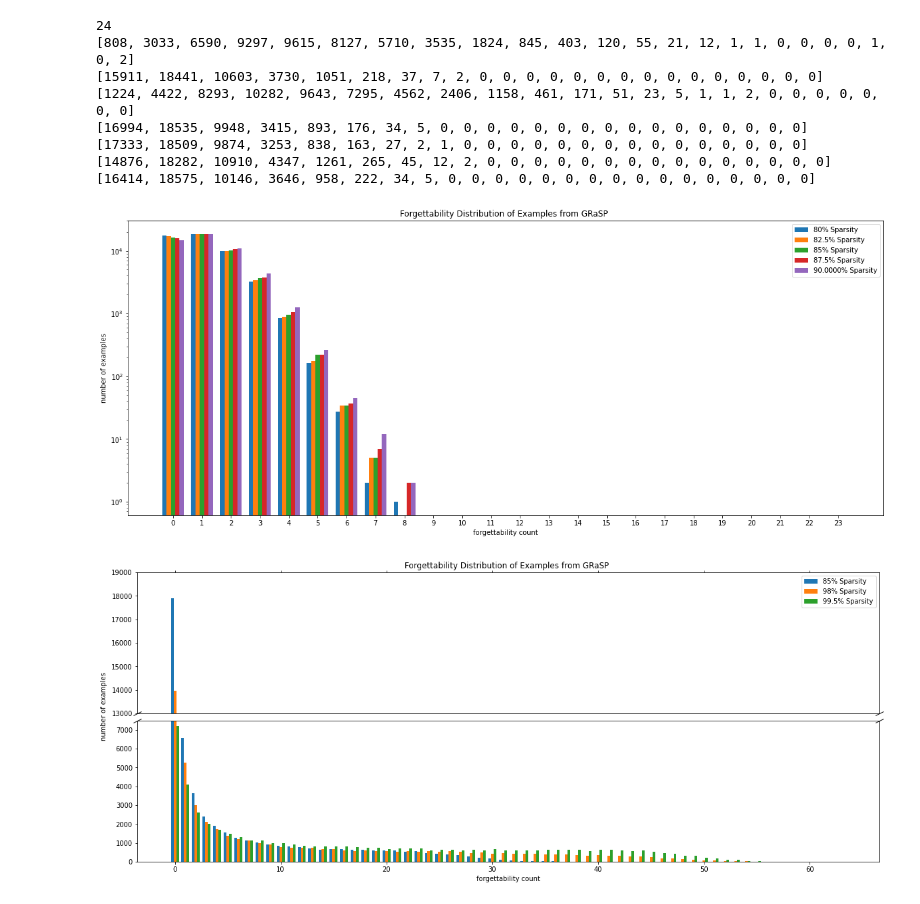
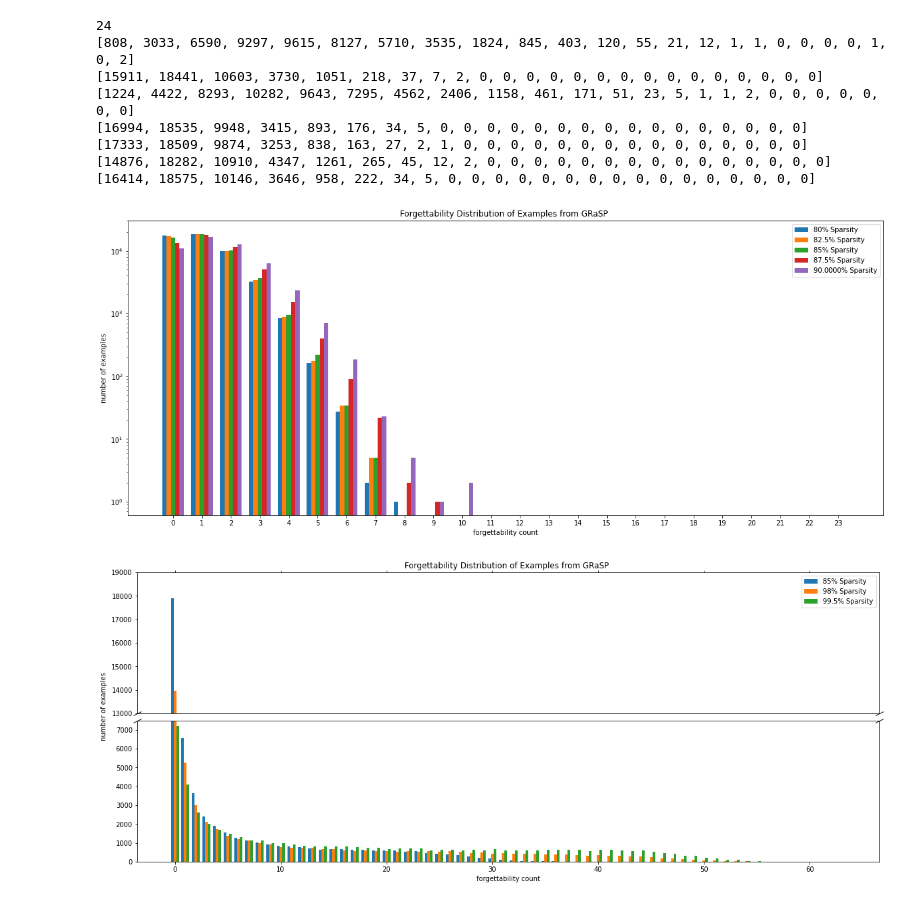
Before and after one commit to harshchobisa/capstone, a Jupyter notebook: sgm_analysis.ipynb, the cells around one changed output. Cells and saved outputs as stored; diff of their text form; code cells hidden in the pictures.

```diff
--- a/sgm_analysis.ipynb
+++ b/sgm_analysis.ipynb
@@ -131,0 +132,3 @@ forgetting_counts_seven, unique_seven, counts_seven = get_forgetting_counts(0.15
+# %%
+forgetting_counts_eight, unique_eight, counts_eight = get_forgetting_counts(0.075)
+forgetting_counts_nine, unique_nine, counts_nine = get_forgetting_counts(0.051)
@@ -186,8 +194,10 @@ def extend_to_len(ind, count, n):
 # unique_three, counts_three = extend_to_len(unique_three, counts_three, max(unique_one))
 # unique_four, counts_four = extend_to_len(unique_four, counts_four, max(unique_one))
 # unique_five, counts_five = extend_to_len(unique_five, counts_five, max(unique_one))
-unique_six, counts_six = extend_to_len(unique_six, counts_six, max(unique_one))
+# unique_six, counts_six = extend_to_len(unique_six, counts_six, max(unique_one))
 # unique_seven, counts_seven = extend_to_len(unique_seven, counts_seven, max(unique_one))
+unique_eight, counts_eight = extend_to_len(unique_eight, counts_eight, max(unique_one))
+unique_nine, counts_nine = extend_to_len(unique_nine, counts_nine, max(unique_one))
 # %%
 print(len(unique_one))
 print(counts_one)
@@ -219,36 +229,36 @@ width = 0.15
 plt.yscale("log")
 plt.bar(x_axis - width - width, counts_five, width=width, label = '80% Sparsity')
 plt.bar(x_axis - width, counts_four, width=width, label = '82.5% Sparsity')
 plt.bar(x_axis, counts_seven, width=width, label = '85% Sparsity')
-plt.bar(x_axis + width, counts_two, width=width, label = '87.5% Sparsity')
+plt.bar(x_axis + width, counts_eight, width=width, label = '87.5% Sparsity')
 # plt.bar(x_axis + width + width, counts_one, width=width, label = '90% Sparsity')
-plt.bar(x_axis + width + width, counts_six, width=width, label = '90.0000% Sparsity')
+plt.bar(x_axis + width + width, counts_nine, width=width, label = '90.0000% Sparsity')
 
 
 # plt.plot(x_axis, counts_five, label = '80% Sparsity')
 # plt.plot(x_axis, counts_four, label = '82.5% Sparsity')
 # plt.plot(x_axis, counts_three, label = '85% Sparsity')
 # # plt.bar(x_axis + width, counts_two, width=width, label = '87.5% Sparsity')
 # plt.plot(x_axis, counts_one, label = '90% Sparsity')
 
 
 # plt.xticks(x_axis.astype(int), unique_one)
 # plt.gca().xaxis.set_major_locator(MaxNLocator(integer=True))
 
 new_list = range(math.floor(min(unique_one)), math.ceil(max(unique_one))+1)
 plt.xticks(new_list)
 
 plt.legend()
 
 plt.xlabel('forgettability count')
 plt.ylabel('number of examples')
 plt.title('Forgettability Distribution of Examples from GRaSP ')
 plt.savefig("sgm.jpeg")
 
 
 plt.show()
 # %% [output]
-[figure, old version]
+[figure, new version]
 # %%
 import numpy as np
 import matplotlib.pyplot as plt
```
Also changed, not shown: parts of 3 cells of this notebook, 4 other files.
